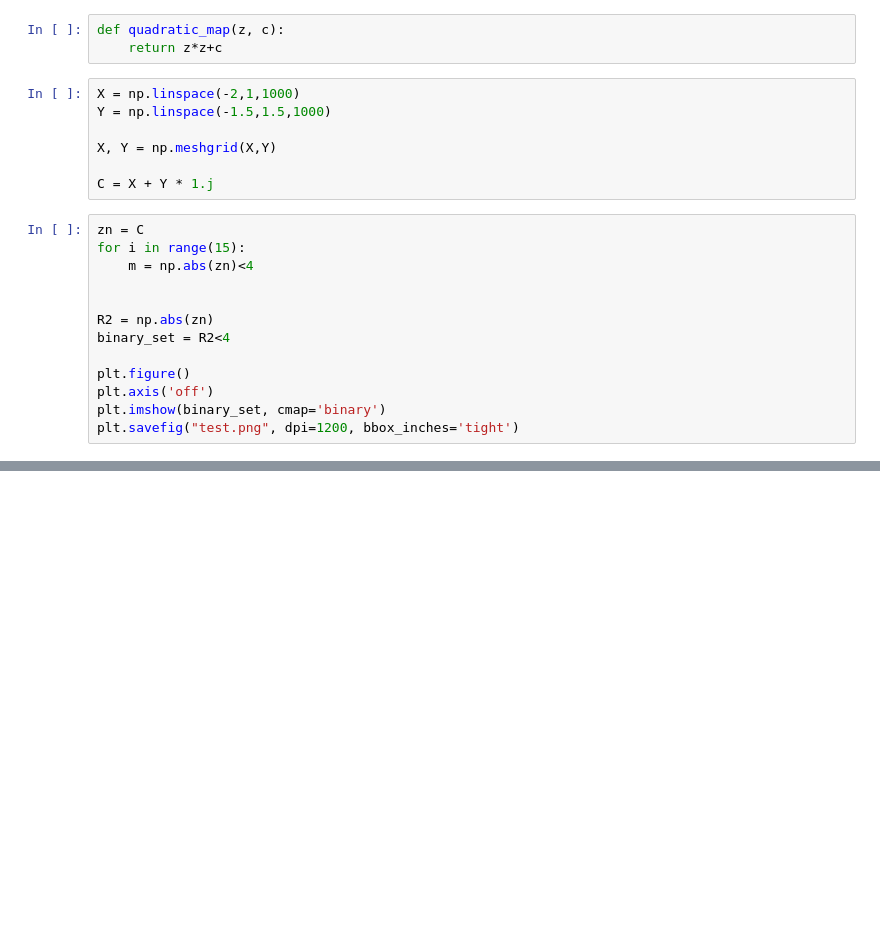
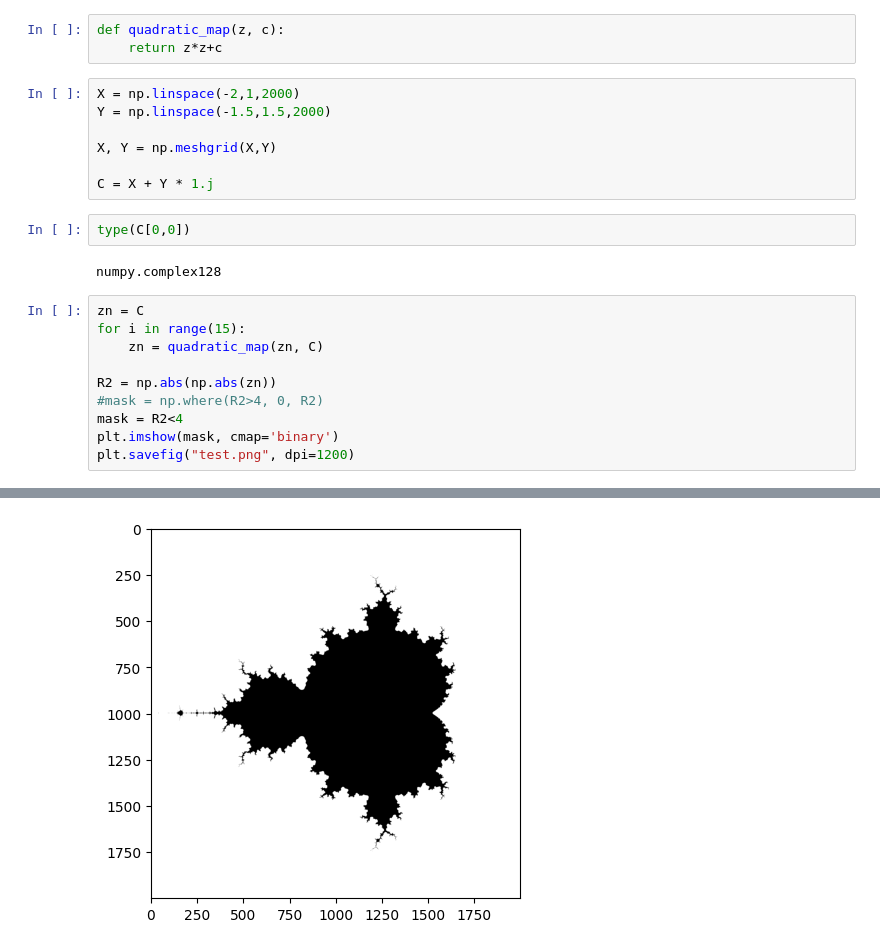
Before and after one commit to LJerome94/Tiamat, a Jupyter notebook: draft.ipynb, the cells around one changed output, grey strips where cells are left out. Drawn from its saved outputs; the diff is of its cells as text; blank space fills up the shorter version.

```diff
--- a/draft.ipynb
+++ b/draft.ipynb
@@ -5,23 +49,24 @@ import matplotlib.pyplot as plt
 def quadratic_map(z, c):
     return z*z+c
 # %%
-X = np.linspace(-2,1,1000)
-Y = np.linspace(-1.5,1.5,1000)
+X = np.linspace(-2,1,2000)
+Y = np.linspace(-1.5,1.5,2000)
 
 X, Y = np.meshgrid(X,Y)
 
 C = X + Y * 1.j
+# %%
+type(C[0,0])
+# %% [output]
+numpy.complex128
 # %%
 zn = C
 for i in range(15):
-    m = np.abs(zn)<4
+    zn = quadratic_map(zn, C)
 
-
-R2 = np.abs(zn)
-binary_set = R2<4
-
-plt.figure()
-plt.axis('off')
-plt.imshow(binary_set, cmap='binary')
-plt.savefig("test.png", dpi=1200, bbox_inches='tight')
+R2 = np.abs(np.abs(zn))
+#mask = np.where(R2>4, 0, R2)
+mask = R2<4
+plt.imshow(mask, cmap='binary')
+plt.savefig("test.png", dpi=1200)
 # %% [output]
@@ -28,0 +73 @@ plt.savefig("test.png", dpi=1200, bbox_inches='tight')
+[figure, added]
```
Also changed, not shown: parts of 7 cells of this notebook, 7 other files.
